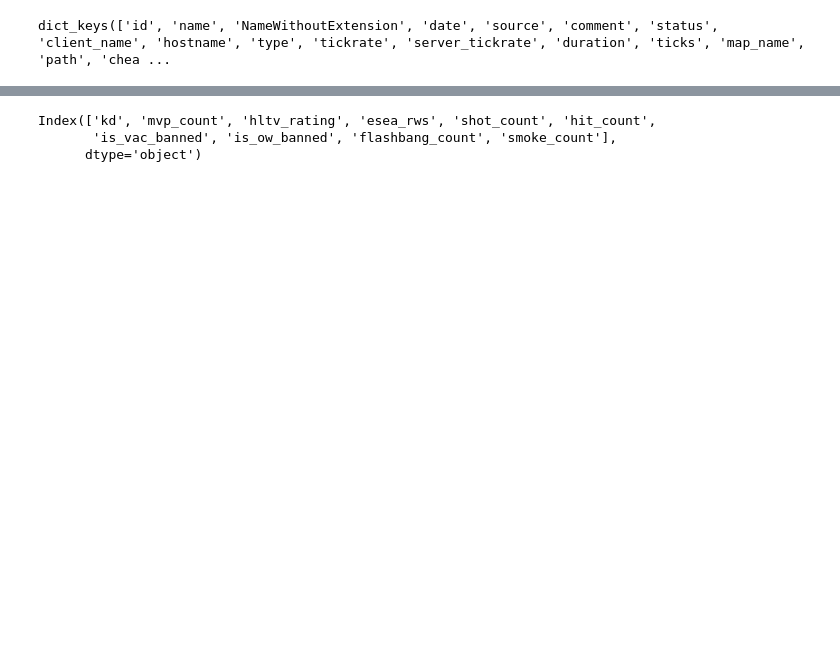
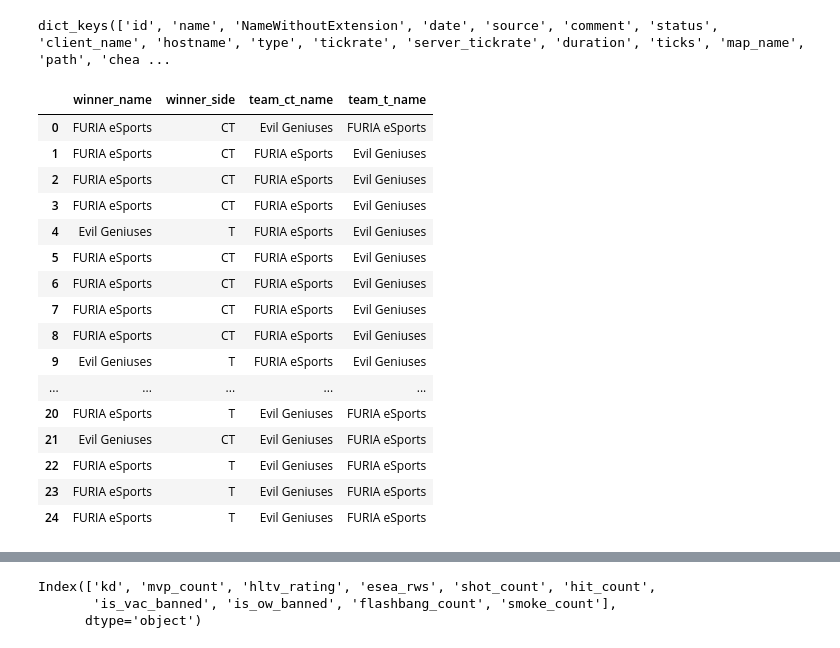
Before and after one commit to JohnGarrido/csgo_advanced_analytics, a Jupyter notebook: discovery.ipynb, the cells around one changed output, grey strips where cells are left out. Saved outputs shown, nothing was run; the diff lists cells and outputs as text; code cells hidden in the pictures; blank space fills up the shorter version.

```diff
--- a/discovery.ipynb
+++ b/discovery.ipynb
@@ -16,3 +17,24 @@ data = jsons[0]
 data.keys()
 # %% [output]
 dict_keys(['id', 'name', 'NameWithoutExtension', 'date', 'source', 'comment', 'status', 'client_name', 'hostname', 'type', 'tickrate', 'server_tickrate', 'duration', 'ticks', 'map_name', 'path', 'chea ...
+# %%
+#Transfer to SPARK to create players df
+pd.DataFrame.from_records(data['rounds'])[['winner_name','winner_side','team_ct_name','team_t_name']]
+# %% [output]
+|  | winner_name | winner_side | team_ct_name | team_t_name |
+| 0 | FURIA eSports | CT | Evil Geniuses | FURIA eSports |
+| 1 | FURIA eSports | CT | FURIA eSports | Evil Geniuses |
+| 2 | FURIA eSports | CT | FURIA eSports | Evil Geniuses |
+| 3 | FURIA eSports | CT | FURIA eSports | Evil Geniuses |
+| 4 | Evil Geniuses | T | FURIA eSports | Evil Geniuses |
+| 5 | FURIA eSports | CT | FURIA eSports | Evil Geniuses |
+| 6 | FURIA eSports | CT | FURIA eSports | Evil Geniuses |
+| 7 | FURIA eSports | CT | FURIA eSports | Evil Geniuses |
+| 8 | FURIA eSports | CT | FURIA eSports | Evil Geniuses |
+| 9 | Evil Geniuses | T | FURIA eSports | Evil Geniuses |
+| ... | ... | ... | ... | ... |
+| 20 | FURIA eSports | T | Evil Geniuses | FURIA eSports |
+| 21 | Evil Geniuses | CT | Evil Geniuses | FURIA eSports |
+| 22 | FURIA eSports | T | Evil Geniuses | FURIA eSports |
+| 23 | FURIA eSports | T | Evil Geniuses | FURIA eSports |
+| 24 | FURIA eSports | T | Evil Geniuses | FURIA eSports |
```
Also changed, not shown: parts of 6 cells of this notebook, 21 other files.
